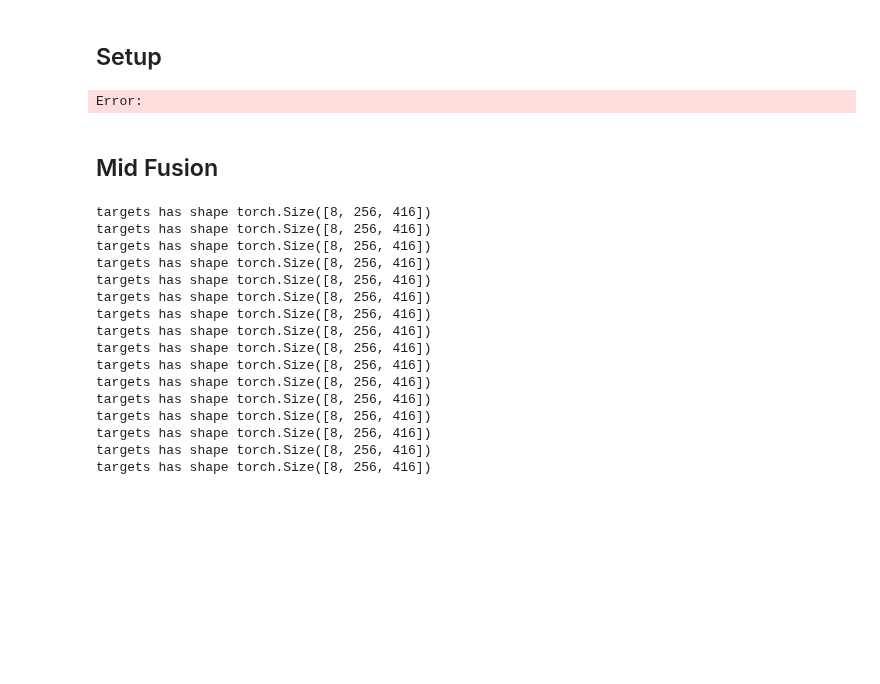
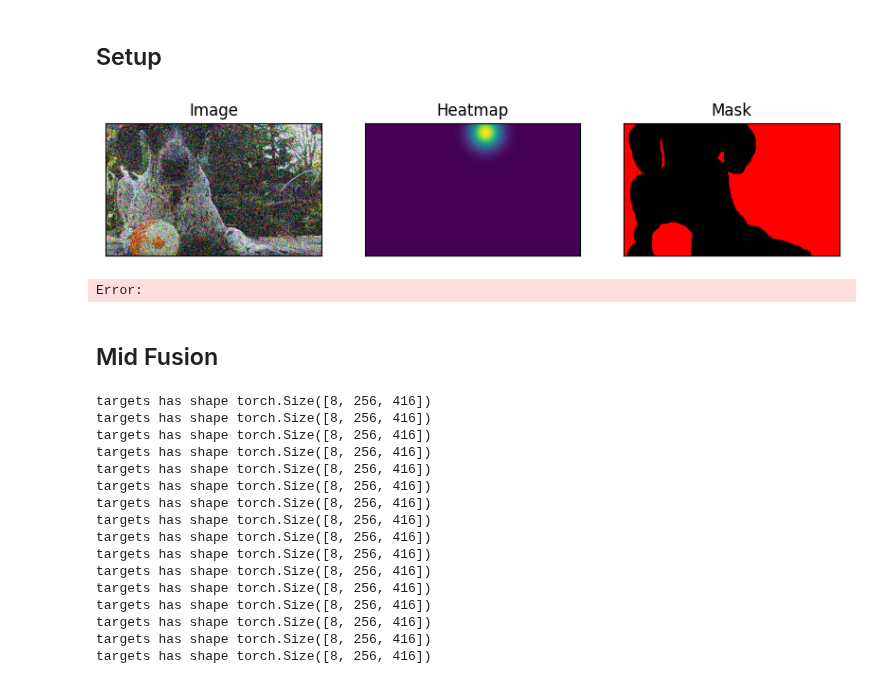
Before and after one commit to G30rg3ab/Computer-Vision-Project, a Jupyter notebook: train_prompt.ipynb, the cells around one changed output. Saved outputs shown, nothing was run; the diff lists cells and outputs as text; code cells hidden in the pictures; blank space fills up the shorter version.

```diff
--- a/train_prompt.ipynb
+++ b/train_prompt.ipynb
@@ -43,10 +43,22 @@ train_augmentation = preprocessing.get_training_augmentation()
 preprocessing_fn = preprocessing.get_preprocessing()
 val_augmentation = preprocessing.get_validation_augmentation()
 
-train_dataset = PointDataset(x_train_fps[:2], y_train_fps[:2], augmentation=train_augmentation, preprocessing=preprocessing_fn)
-val_dataset  = PointDataset(x_val_fps[:2], y_val_fps[:2], augmentation=val_augmentation, preprocessing=preprocessing_fn)
+train_dataset = PointDataset(x_train_fps, y_train_fps, augmentation=train_augmentation, preprocessing=preprocessing_fn, concat_heatmap=False)
+val_dataset  = PointDataset(x_val_fps, y_val_fps, augmentation=val_augmentation, preprocessing=preprocessing_fn)
 
 train_loader = DataLoader(train_dataset,batch_size= 8,num_workers=4,pin_memory=True,shuffle=True)
 val_loader = DataLoader(val_dataset,batch_size= 8,num_workers=4,pin_memory=True,shuffle=False)
 DEVICE = 'cuda' if torch.cuda.is_available() else 'cpu'
+# %%
+import importlib.readers
+from segmentation.show import *
+import segmentation.constants
+importlib.reload(segmentation.constants)
+from segmentation.constants import VisualisationConstants
+
+image, mask, heatmap = train_dataset[100]
+mask = colorise_mask(mask, palette=VisualisationConstants.palette)
+visualise_data(image = image, heatmap = heatmap, mask = mask)
+# %% [output]
+[figure, added]
 # %%
```
Also changed, not shown: parts of 3 cells of this notebook, 3 other files.
